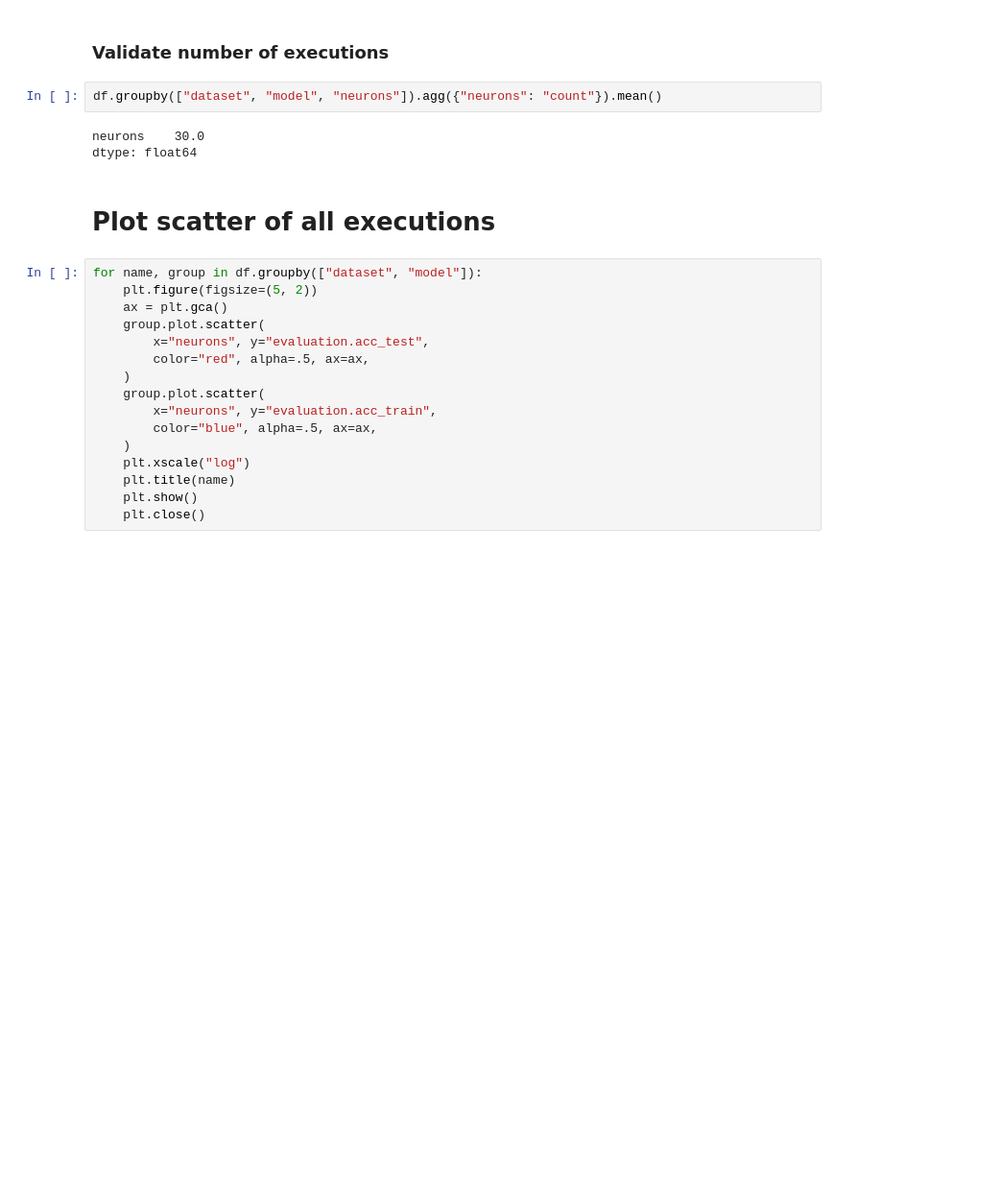
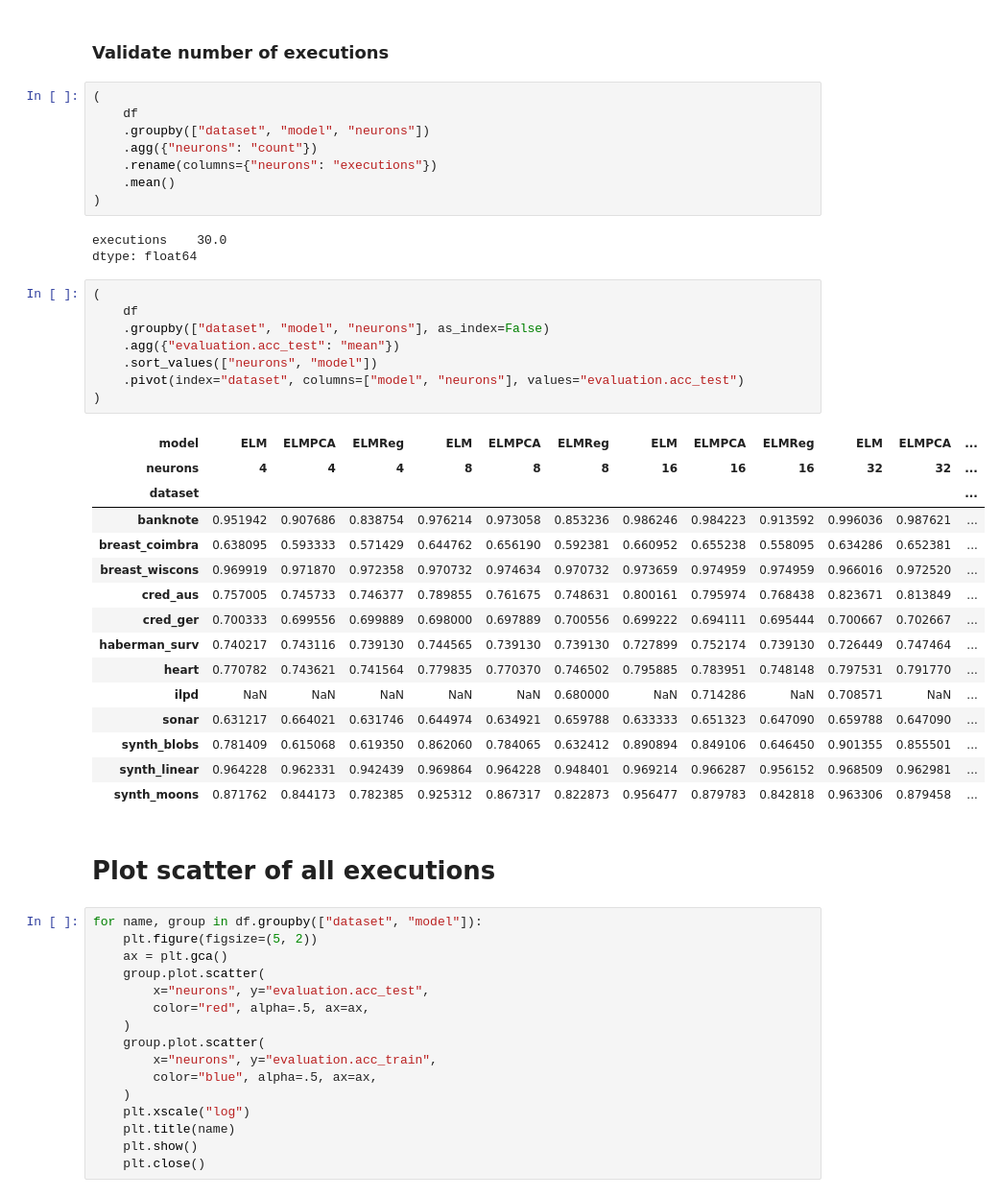
Before and after one commit to vmgustavo/202202-UFMG-RNA, a Jupyter notebook: paper01/visualize.ipynb, the cells around one changed output. Shown at 96% size. Cells and saved outputs as stored; diff of their text form; blank space fills up the shorter version.

```diff
--- a/paper01/visualize.ipynb
+++ b/paper01/visualize.ipynb
@@ -22,10 +22,40 @@ df.shape
 # %% [markdown]
 ### Validate number of executions
 # %%
-df.groupby(["dataset", "model", "neurons"]).agg({"neurons": "count"}).mean()
+(
+    df
+    .groupby(["dataset", "model", "neurons"])
+    .agg({"neurons": "count"})
+    .rename(columns={"neurons": "executions"})
+    .mean()
+)
 # %% [output]
-neurons    30.0
+executions    30.0
 dtype: float64
+# %%
+(
+    df
+    .groupby(["dataset", "model", "neurons"], as_index=False)
+    .agg({"evaluation.acc_test": "mean"})
+    .sort_values(["neurons", "model"])
+    .pivot(index="dataset", columns=["model", "neurons"], values="evaluation.acc_test")
+)
+# %% [output]
+| model | ELM | ELMPCA | ELMReg | ELM | ELMPCA | ELMReg | ELM | ELMPCA | ELMReg | ELM | ELMPCA | ... |
+| neurons | 4 | 4 | 4 | 8 | 8 | 8 | 16 | 16 | 16 | 32 | 32 | ... |
+| dataset |  |  |  |  |  |  |  |  |  |  |  | ... |
+| banknote | 0.951942 | 0.907686 | 0.838754 | 0.976214 | 0.973058 | 0.853236 | 0.986246 | 0.984223 | 0.913592 | 0.996036 | 0.987621 | ... |
+| breast_coimbra | 0.638095 | 0.593333 | 0.571429 | 0.644762 | 0.656190 | 0.592381 | 0.660952 | 0.655238 | 0.558095 | 0.634286 | 0.652381 | ... |
+| breast_wiscons | 0.969919 | 0.971870 | 0.972358 | 0.970732 | 0.974634 | 0.970732 | 0.973659 | 0.974959 | 0.974959 | 0.966016 | 0.972520 | ... |
+| cred_aus | 0.757005 | 0.745733 | 0.746377 | 0.789855 | 0.761675 | 0.748631 | 0.800161 | 0.795974 | 0.768438 | 0.823671 | 0.813849 | ... |
+| cred_ger | 0.700333 | 0.699556 | 0.699889 | 0.698000 | 0.697889 | 0.700556 | 0.699222 | 0.694111 | 0.695444 | 0.700667 | 0.702667 | ... |
+| haberman_surv | 0.740217 | 0.743116 | 0.739130 | 0.744565 | 0.739130 | 0.739130 | 0.727899 | 0.752174 | 0.739130 | 0.726449 | 0.747464 | ... |
+| heart | 0.770782 | 0.743621 | 0.741564 | 0.779835 | 0.770370 | 0.746502 | 0.795885 | 0.783951 | 0.748148 | 0.797531 | 0.791770 | ... |
+| ilpd | NaN | NaN | NaN | NaN | NaN | 0.680000 | NaN | 0.714286 | NaN | 0.708571 | NaN | ... |
+| sonar | 0.631217 | 0.664021 | 0.631746 | 0.644974 | 0.634921 | 0.659788 | 0.633333 | 0.651323 | 0.647090 | 0.659788 | 0.647090 | ... |
+| synth_blobs | 0.781409 | 0.615068 | 0.619350 | 0.862060 | 0.784065 | 0.632412 | 0.890894 | 0.849106 | 0.646450 | 0.901355 | 0.855501 | ... |
+| synth_linear | 0.964228 | 0.962331 | 0.942439 | 0.969864 | 0.964228 | 0.948401 | 0.969214 | 0.966287 | 0.956152 | 0.968509 | 0.962981 | ... |
+| synth_moons | 0.871762 | 0.844173 | 0.782385 | 0.925312 | 0.867317 | 0.822873 | 0.956477 | 0.879783 | 0.842818 | 0.963306 | 0.879458 | ... |
 # %% [markdown]
 # Plot scatter of all executions
 # %%
```
Also changed, not shown: parts of 7 cells of this notebook.
